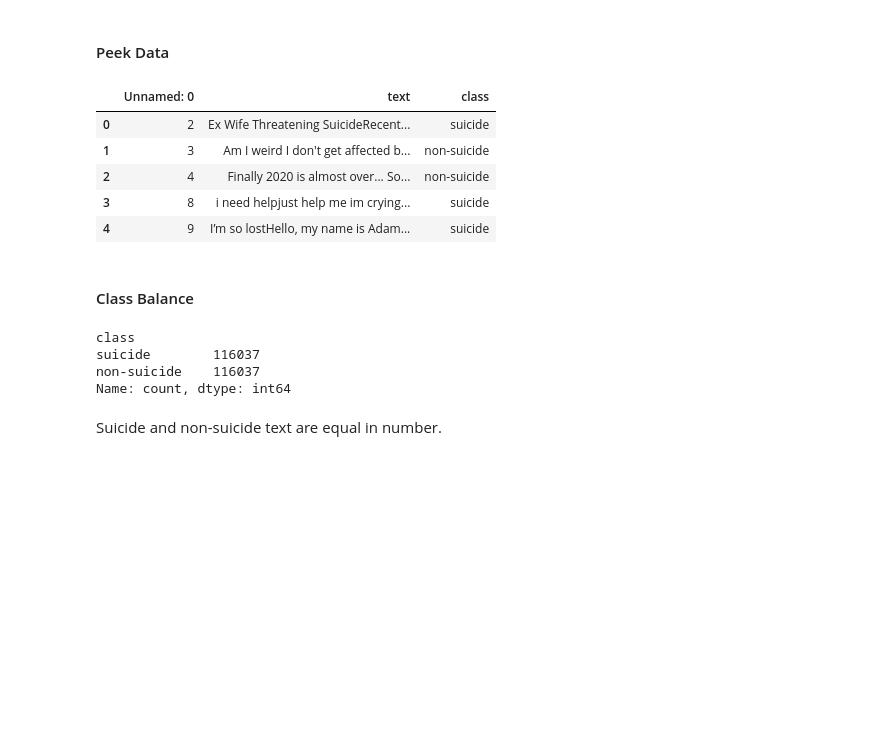
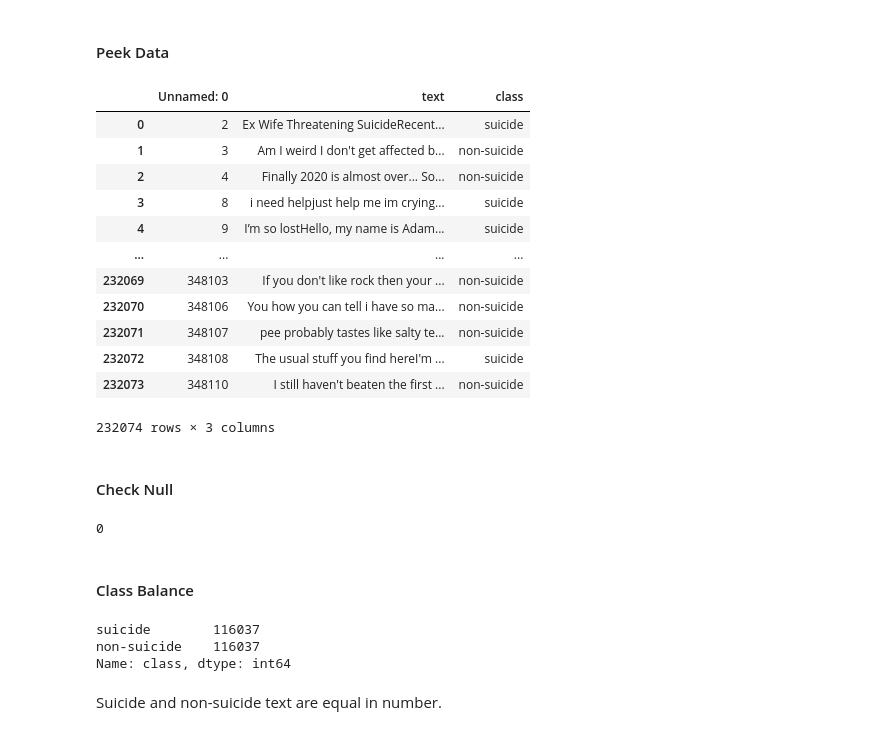
Before and after one commit to zw1010/KeepYourselfSafe, a Jupyter notebook: KeepYourselfSafe.ipynb, the cells around one changed output. Drawn from its saved outputs; the diff is of its cells as text; code cells hidden in the pictures; blank space fills up the shorter version.

```diff
--- a/KeepYourselfSafe.ipynb
+++ b/KeepYourselfSafe.ipynb
@@ -35,24 +37,36 @@ True
 # %% [markdown]
 #### Peek Data
 # %%
-df = pd.read_csv("Suicide_Detection.csv")
-df.head()
+df = pd.read_csv("../Dataset/Suicide_Detection.csv")
+df
 # %% [output]
 |  | Unnamed: 0 | text | class |
 | 0 | 2 | Ex Wife Threatening SuicideRecent... | suicide |
 | 1 | 3 | Am I weird I don't get affected b... | non-suicide |
 | 2 | 4 | Finally 2020 is almost over... So... | non-suicide |
 | 3 | 8 | i need helpjust help me im crying... | suicide |
 | 4 | 9 | I’m so lostHello, my name is Adam... | suicide |
+| ... | ... | ... | ... |
+| 232069 | 348103 | If you don't like rock then your ... | non-suicide |
+| 232070 | 348106 | You how you can tell i have so ma... | non-suicide |
+| 232071 | 348107 | pee probably tastes like salty te... | non-suicide |
+| 232072 | 348108 | The usual stuff you find hereI'm ... | suicide |
+| 232073 | 348110 | I still haven't beaten the first ... | non-suicide |
+232074 rows × 3 columns
+# %% [markdown]
+#### Check Null
+# %%
+df["text"].isnull().sum()
+# %% [output]
+0
 # %% [markdown]
 #### Class Balance
 # %%
 df["class"].value_counts()
 # %% [output]
-class
 suicide        116037
 non-suicide    116037
-Name: count, dtype: int64
+Name: class, dtype: int64
 # %% [markdown]
 Suicide and non-suicide text are equal in number.
 # %% [markdown]
```
Also changed, not shown: parts of 27 cells of this notebook.
